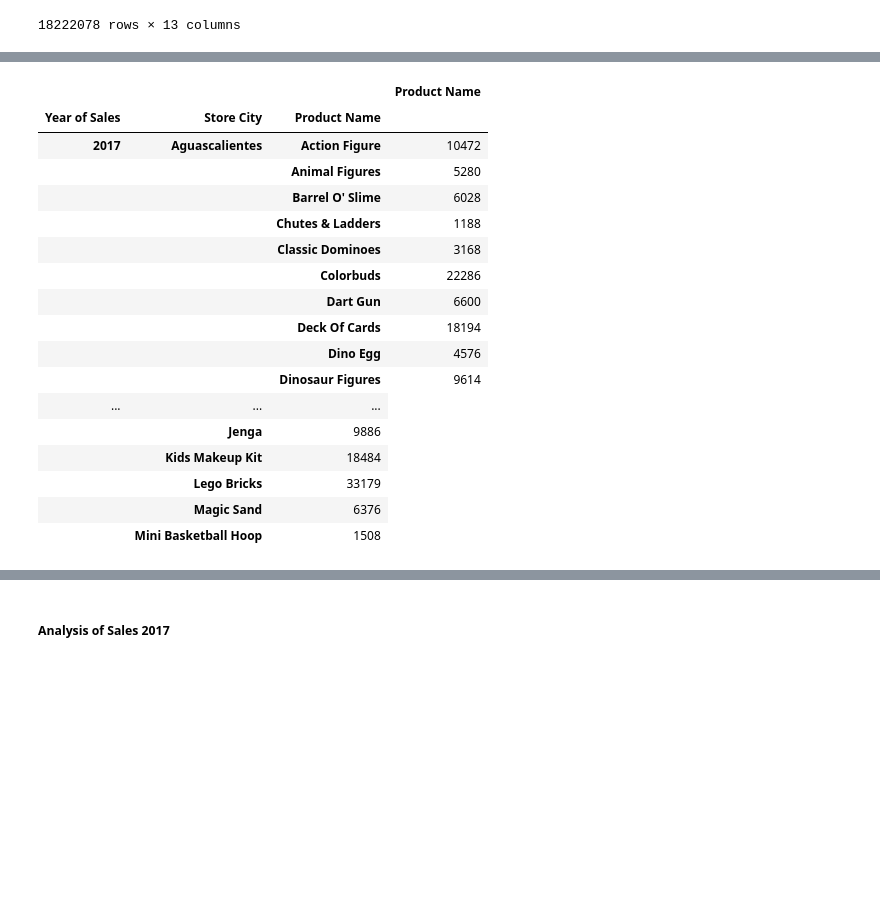
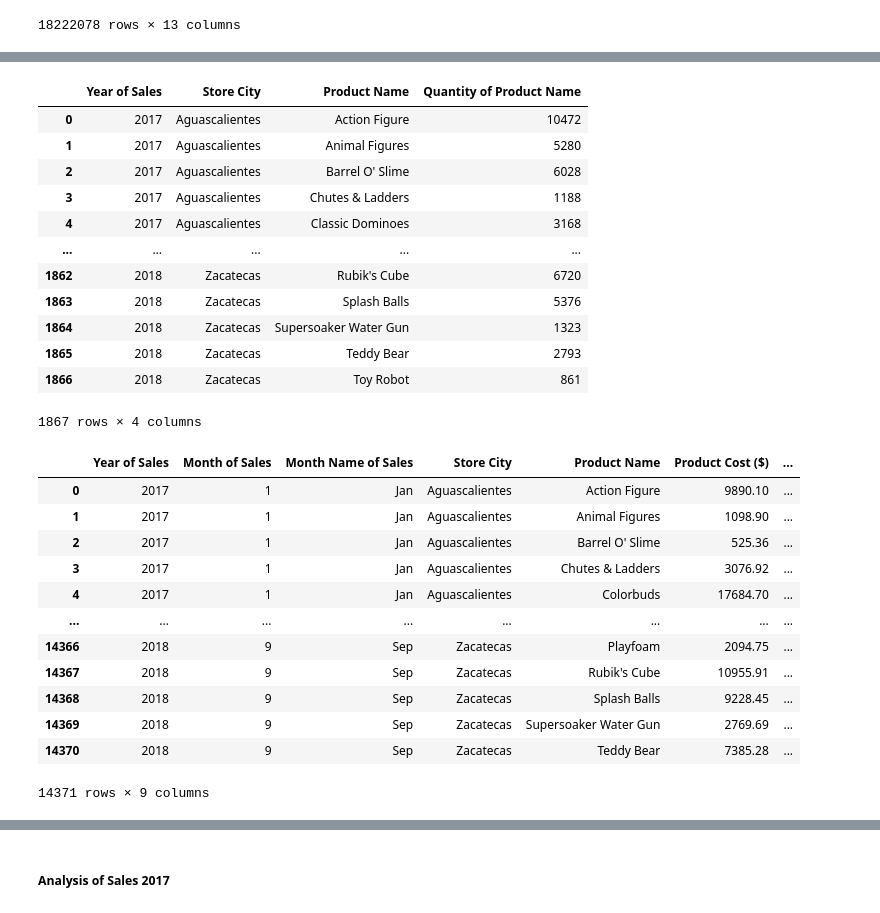
Before and after one commit to Lunczer93/Python_Project_2_Mexico_Toy_Sales, a Jupyter notebook: Python Project 2 Mexico Toy Sales.ipynb, the cells around one changed output, grey strips where cells are left out. Cells and saved outputs as stored; diff of their text form; code cells hidden in the pictures; blank space fills up the shorter version.

```diff
--- a/Python Project 2 Mexico Toy Sales.ipynb
+++ b/Python Project 2 Mexico Toy Sales.ipynb
@@ -7,9 +7,9 @@ import seaborn as sns
 import datetime
 import calendar
 
-pd.set_option('display.max_rows', 50)
-pd.set_option('display.max_columns', 50)
-pd.set_option('display.width', 50)
+pd.set_option('display.max_rows', 25)
+pd.set_option('display.max_columns', 25)
+pd.set_option('display.width', 25)
 # %%
 df1 = pd.read_csv("D:\My commercial projects\Python\Mexico Toy Sales\inventory.csv")
 # %% [markdown]
@@ -1507,6 +1442,6 @@ dfSalesProductsInventoryMergedGroupedCount.loc[dfSalesProductsInventoryMergedGro
 # %%
-a = dfSalesProductsInventoryMerged.groupby(['Year of Sales','Product Name']).aggregate({'Product Name':'count'})
-pd.set_option('display.max_rows', None)
-
-a
+YearOfSalesQuantityOfProductName = dfSalesProductsInventoryMerged.groupby(['Year of Sales','Product Name']).aggregate({'Product Name':'count'})
+YearOfSalesQuantityOfProductName.rename(columns={'Product Name':'Quantity of Product Name'}, inplace=True)
+YearOfSalesQuantityOfProductName.reset_index(inplace=True)
+YearOfSalesQuantityOfProductName
 # %% [output]
@@ -1531,26 +1461,37 @@ a
 # %%
-b = dfSalesProductsInventoryMerged.groupby(['Year of Sales','Store City','Product Name']).aggregate({'Product Name':'count'})
-pd.set_option('display.max_rows', None)
-
-b
+YearOfSalesStoreCityProductNameQuantity = dfSalesProductsInventoryMerged.groupby(['Year of Sales','Store City','Product Name']).aggregate({'Product Name':'count'})
+YearOfSalesStoreCityProductNameQuantity.rename(columns={'Product Name':'Quantity of Product Name'}, inplace=True)
+YearOfSalesStoreCityProductNameQuantity.reset_index(inplace=True)
+YearOfSalesStoreCityProductNameQuantity
 # %% [output]
-|  |  |  | Product Name |
-| Year of Sales | Store City | Product Name |  |
-| 2017 | Aguascalientes | Action Figure | 10472 |
-|  |  | Animal Figures | 5280 |
-|  |  | Barrel O' Slime | 6028 |
-|  |  | Chutes & Ladders | 1188 |
-|  |  | Classic Dominoes | 3168 |
-|  |  | Colorbuds | 22286 |
-|  |  | Dart Gun | 6600 |
-|  |  | Deck Of Cards | 18194 |
-|  |  | Dino Egg | 4576 |
-|  |  | Dinosaur Figures | 9614 |
-| ... | ... | ... |
-|  | Jenga | 9886 |
-|  | Kids Makeup Kit | 18484 |
-|  | Lego Bricks | 33179 |
-|  | Magic Sand | 6376 |
-|  | Mini Basketball Hoop | 1508 |
+|  | Year of Sales | Store City | Product Name | Quantity of Product Name |
+| 0 | 2017 | Aguascalientes | Action Figure | 10472 |
+| 1 | 2017 | Aguascalientes | Animal Figures | 5280 |
+| 2 | 2017 | Aguascalientes | Barrel O' Slime | 6028 |
+| 3 | 2017 | Aguascalientes | Chutes & Ladders | 1188 |
+| 4 | 2017 | Aguascalientes | Classic Dominoes | 3168 |
+| ... | ... | ... | ... | ... |
+| 1862 | 2018 | Zacatecas | Rubik's Cube | 6720 |
+| 1863 | 2018 | Zacatecas | Splash Balls | 5376 |
+| 1864 | 2018 | Zacatecas | Supersoaker Water Gun | 1323 |
+| 1865 | 2018 | Zacatecas | Teddy Bear | 2793 |
+| 1866 | 2018 | Zacatecas | Toy Robot | 861 |
+1867 rows × 4 columns
 # %%
 dfSalesProductsInventoryMergedGrouped = dfSalesProductsInventoryMerged.groupby(['Year of Sales','Month of Sales','Month Name of Sales','Store City','Product Name'])[['Product Cost ($)','Product Price ($)','Gross Profit ($)','Stock On Hand']].sum()
+dfSalesProductsInventoryMergedGrouped.reset_index(inplace=True)
+dfSalesProductsInventoryMergedGrouped
+# %% [output]
+|  | Year of Sales | Month of Sales | Month Name of Sales | Store City | Product Name | Product Cost ($) | ... |
+| 0 | 2017 | 1 | Jan | Aguascalientes | Action Figure | 9890.10 | ... |
+| 1 | 2017 | 1 | Jan | Aguascalientes | Animal Figures | 1098.90 | ... |
+| 2 | 2017 | 1 | Jan | Aguascalientes | Barrel O' Slime | 525.36 | ... |
+| 3 | 2017 | 1 | Jan | Aguascalientes | Chutes & Ladders | 3076.92 | ... |
+| 4 | 2017 | 1 | Jan | Aguascalientes | Colorbuds | 17684.70 | ... |
+| ... | ... | ... | ... | ... | ... | ... | ... |
+| 14366 | 2018 | 9 | Sep | Zacatecas | Playfoam | 2094.75 | ... |
+| 14367 | 2018 | 9 | Sep | Zacatecas | Rubik's Cube | 10955.91 | ... |
+| 14368 | 2018 | 9 | Sep | Zacatecas | Splash Balls | 9228.45 | ... |
+| 14369 | 2018 | 9 | Sep | Zacatecas | Supersoaker Water Gun | 2769.69 | ... |
+| 14370 | 2018 | 9 | Sep | Zacatecas | Teddy Bear | 7385.28 | ... |
+14371 rows × 9 columns
```
Also changed, not shown: parts of 51 cells of this notebook.
